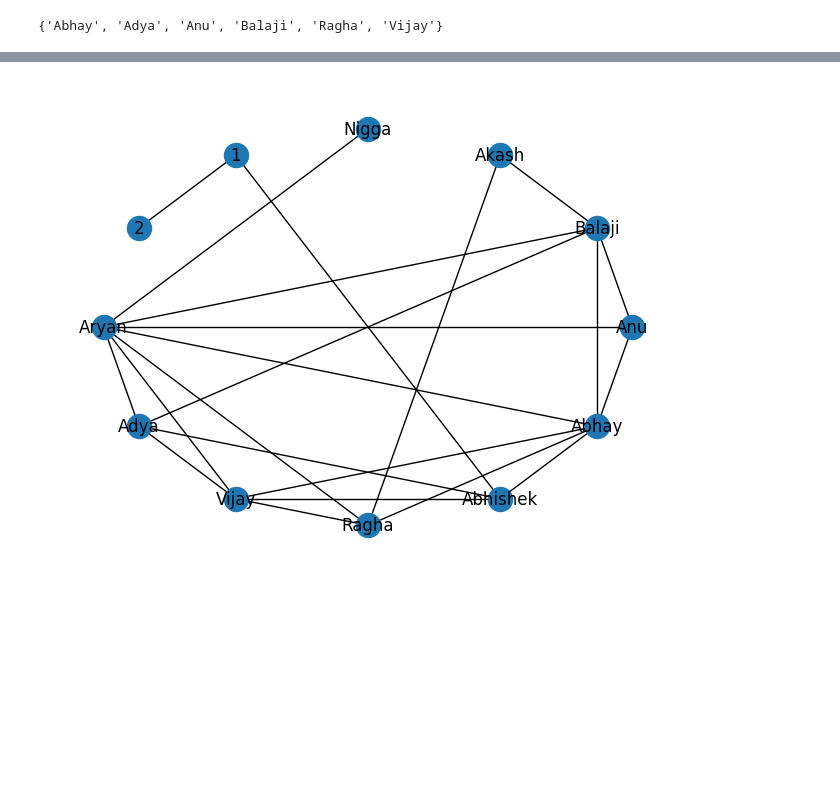
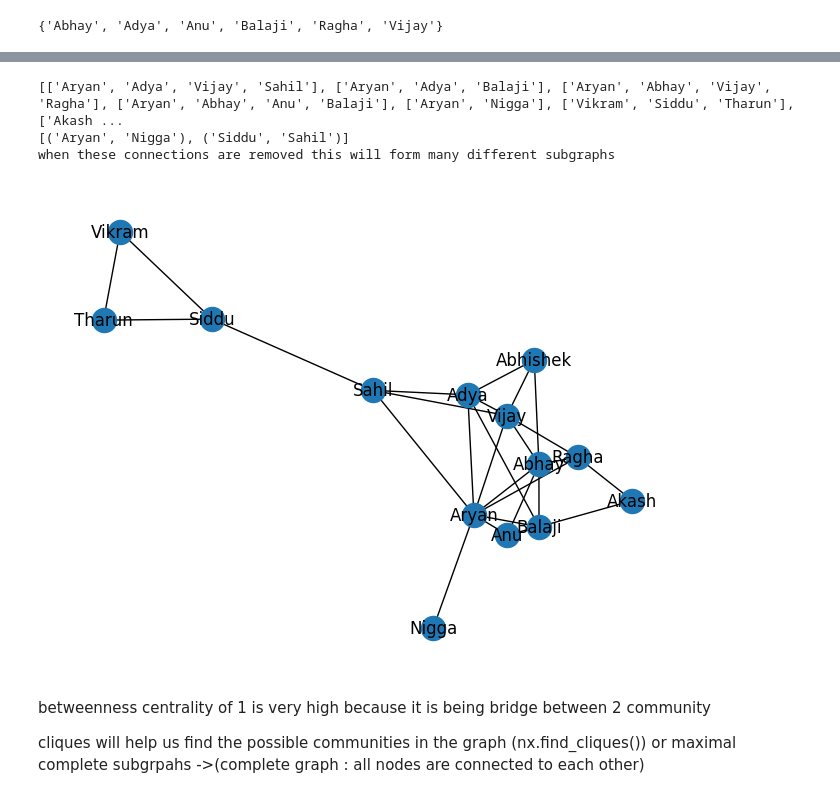
Before and after one commit to 05kashyap/SocialNet_RecSys, a Jupyter notebook: Notebooks/DMS_recommender-model.ipynb, the cells around one changed output, grey strips where cells are left out. Saved outputs shown, nothing was run; the diff lists cells and outputs as text; code cells hidden in the pictures; blank space fills up the shorter version.

Commit message:
Added new users and community

```diff
--- a/Notebooks/DMS_recommender-model.ipynb
+++ b/Notebooks/DMS_recommender-model.ipynb
@@ -99,8 +99,9 @@ def mutual_friends(user : str, Graph : nx.Graph) -> set:
 graph = nx.Graph()
 
 graph.add_edges_from(edge_data_list)
-graph.add_nodes_from([1,2])
-graph.add_edge('Abhishek',1)
-graph.add_edge(1,2)
+graph.add_nodes_from(['Siddu', 'Sahil'])
+graph.add_edges_from([('Vijay','Sahil'), ('Aryan', 'Sahil'), ('Adya','Sahil')])
+graph.add_edge('Sahil','Siddu')
+graph.add_edges_from([('Siddu','Vikram'),('Vikram','Tharun'),('Siddu','Tharun')])
 print(graph.edges())
 # %% [output]
@@ -112,5 +128,20 @@ mutual_friends('Nigga', Graph = graph)
+# %%
+k = nx.find_cliques(graph)
+print(list(k))
+k = nx.bridges(graph)
+print(list(k))
+print('when these connections are removed this will form many different subgraphs')
+# %% [output]
+[['Aryan', 'Adya', 'Vijay', 'Sahil'], ['Aryan', 'Adya', 'Balaji'], ['Aryan', 'Abhay', 'Vijay', 'Ragha'], ['Aryan', 'Abhay', 'Anu', 'Balaji'], ['Aryan', 'Nigga'], ['Vikram', 'Siddu', 'Tharun'], ['Akash ...
+[('Aryan', 'Nigga'), ('Siddu', 'Sahil')]
+when these connections are removed this will form many different subgraphs
 # %%
-nx.draw(graph,with_labels=True, pos=nx.shell_layout(graph))
+
+nx.draw_spring(graph,with_labels=True)
 plt.show()
 # %% [output]
-[figure, old version]
+[figure, new version]
+# %% [markdown]
+betweenness centrality of 1 is very high because it is being bridge between 2 community
+
+cliques will help us find the possible communities in the graph (nx.find_cliques()) or maximal complete subgrpahs ->(complete graph : all nodes are connected to each other)
```
Also changed, not shown: parts of 3 cells of this notebook.
